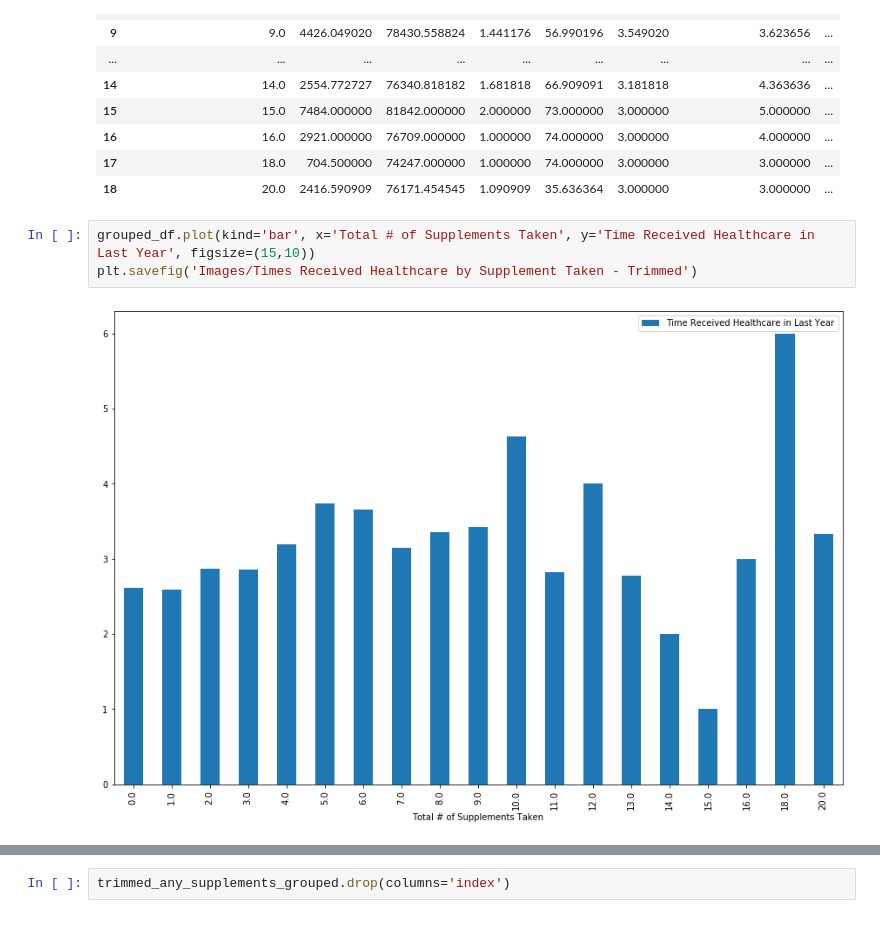
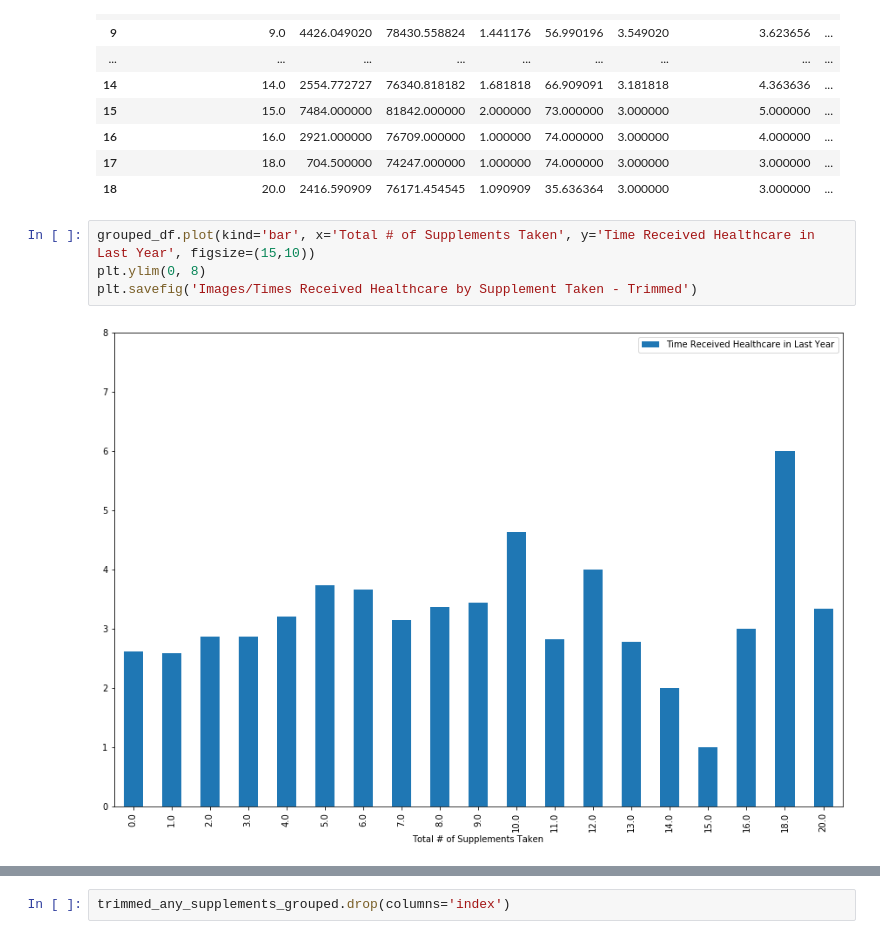
Before and after one commit to MikeAnderson89/NHANES_Research, a Jupyter notebook: Supplements/Supplement Notebook.ipynb, the cells around one changed output, grey strips where cells are left out. Cells and saved outputs as stored; diff of their text form.

```diff
--- a/Supplements/Supplement Notebook.ipynb
+++ b/Supplements/Supplement Notebook.ipynb
@@ -268,9 +281,10 @@ trimmed_group
 | 18 | 20.0 | 2416.590909 | 76171.454545 | 1.090909 | 35.636364 | 3.000000 | 3.000000 | ... |
 # %%
 grouped_df.plot(kind='bar', x='Total # of Supplements Taken', y='Time Received Healthcare in Last Year', figsize=(15,10))
+plt.ylim(0, 8)
 plt.savefig('Images/Times Received Healthcare by Supplement Taken - Trimmed')
 # %% [output]
-[figure, old version]
+[figure, new version]
 # %%
 trimmed_any_supplements_grouped = trimmed_supplements.groupby('Any Supplements Taken').mean()
 trimmed_any_supplements_grouped = trimmed_any_supplements_grouped.reset_index()
```
Also changed, not shown: parts of 6 cells of this notebook, 10 other files.
